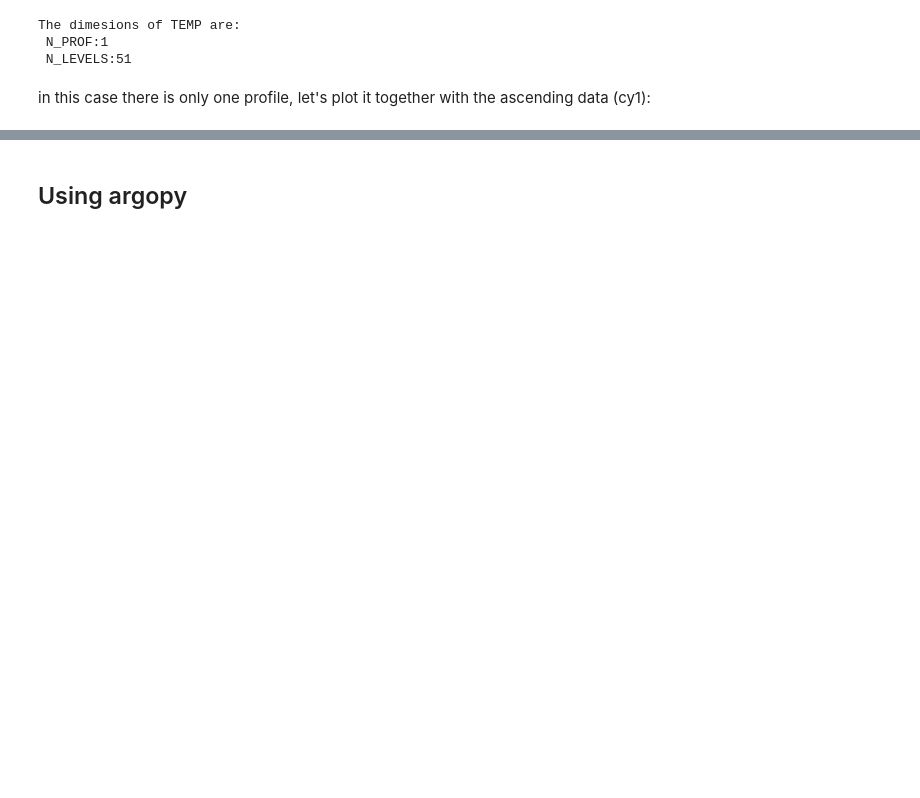
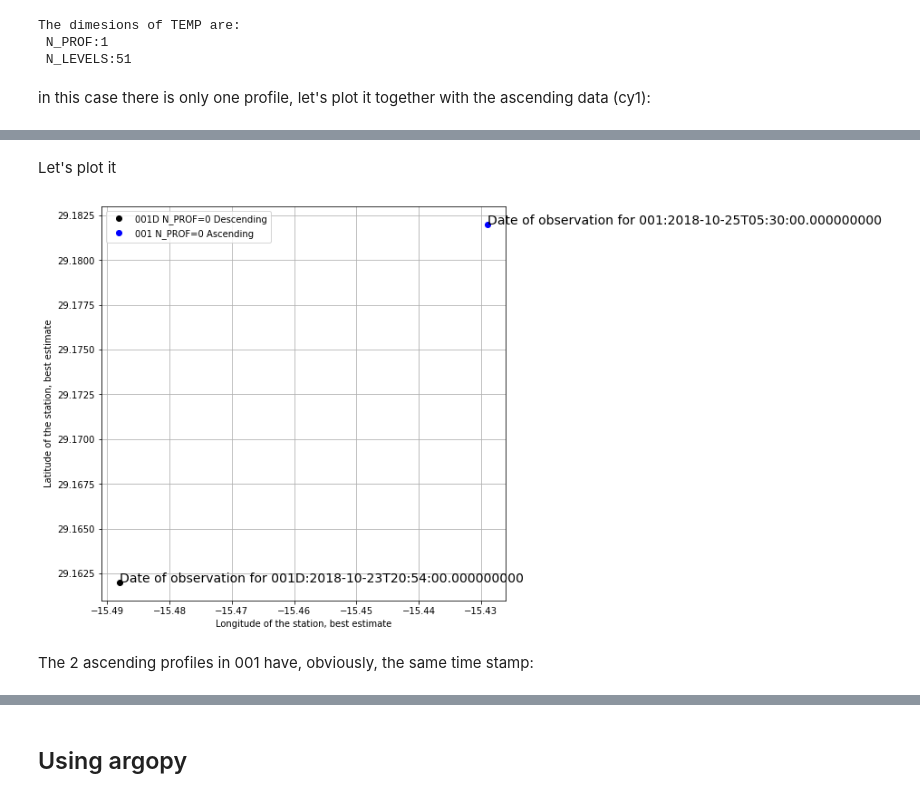
Before and after one commit to euroargodev/argoonlineschool, a Jupyter notebook: L04_ArgoDatabyFloat.ipynb, the cells around one changed output, grey strips where cells are left out. Drawn from its saved outputs; the diff is of its cells as text; code cells hidden in the pictures; blank space fills up the shorter version.

```diff
--- a/L04_ArgoDatabyFloat.ipynb
+++ b/L04_ArgoDatabyFloat.ipynb
@@ -169,0 +173,18 @@ hablar sobre ptem...
+# %% [markdown]
+Let's plot it
+# %%
+fig, ax = plt.subplots(figsize=(8,8))
+
+ax.plot(cy1D.LONGITUDE[0],cy1D.LATITUDE[0],'ko',label='001D N_PROF=0 Descending')
+ax.plot(cy1.LONGITUDE[0],cy1.LATITUDE[0],'bo',label='001 N_PROF=0 Ascending')
+#ax.set_title(cy1..long_name)
+ax.set_xlabel(cy1.LONGITUDE.long_name)
+ax.set_ylabel(cy1.LATITUDE.long_name)
+ax.text(cy1D.LONGITUDE[0],cy1D.LATITUDE[0],'Date of observation for 001D:'+cy1D.JULD[0].values.astype(str), fontsize=14)
+ax.text(cy1.LONGITUDE[0],cy1.LATITUDE[0],'Date of observation for 001:'+cy1.JULD[0].values.astype(str), fontsize=14)
+ax.grid()
+ax.legend();
+# %% [output]
+[figure, added]
+# %% [markdown]
+The 2 ascending profiles in 001 have, obviously, the same time stamp:
```
Also changed, not shown: parts of 69 cells of this notebook, 2 other files.
